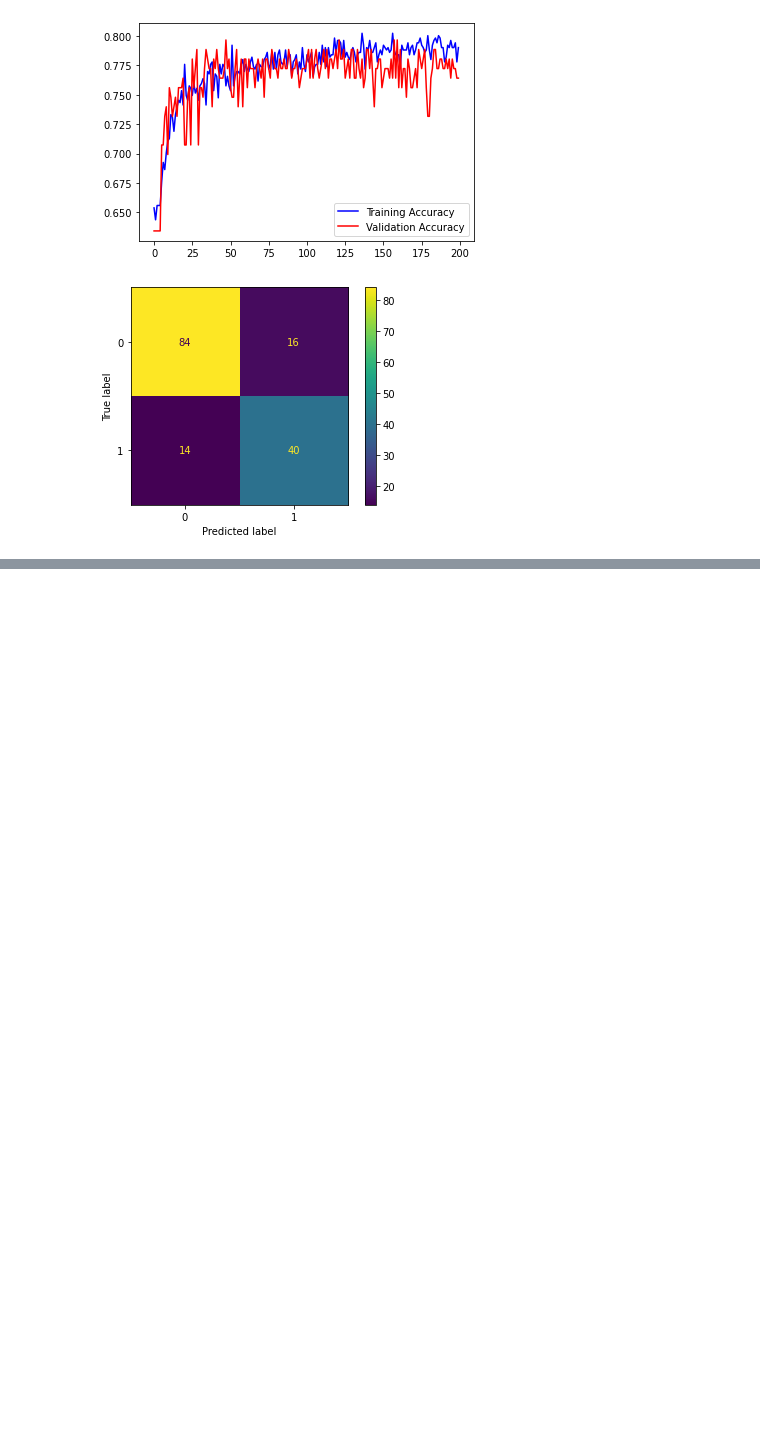
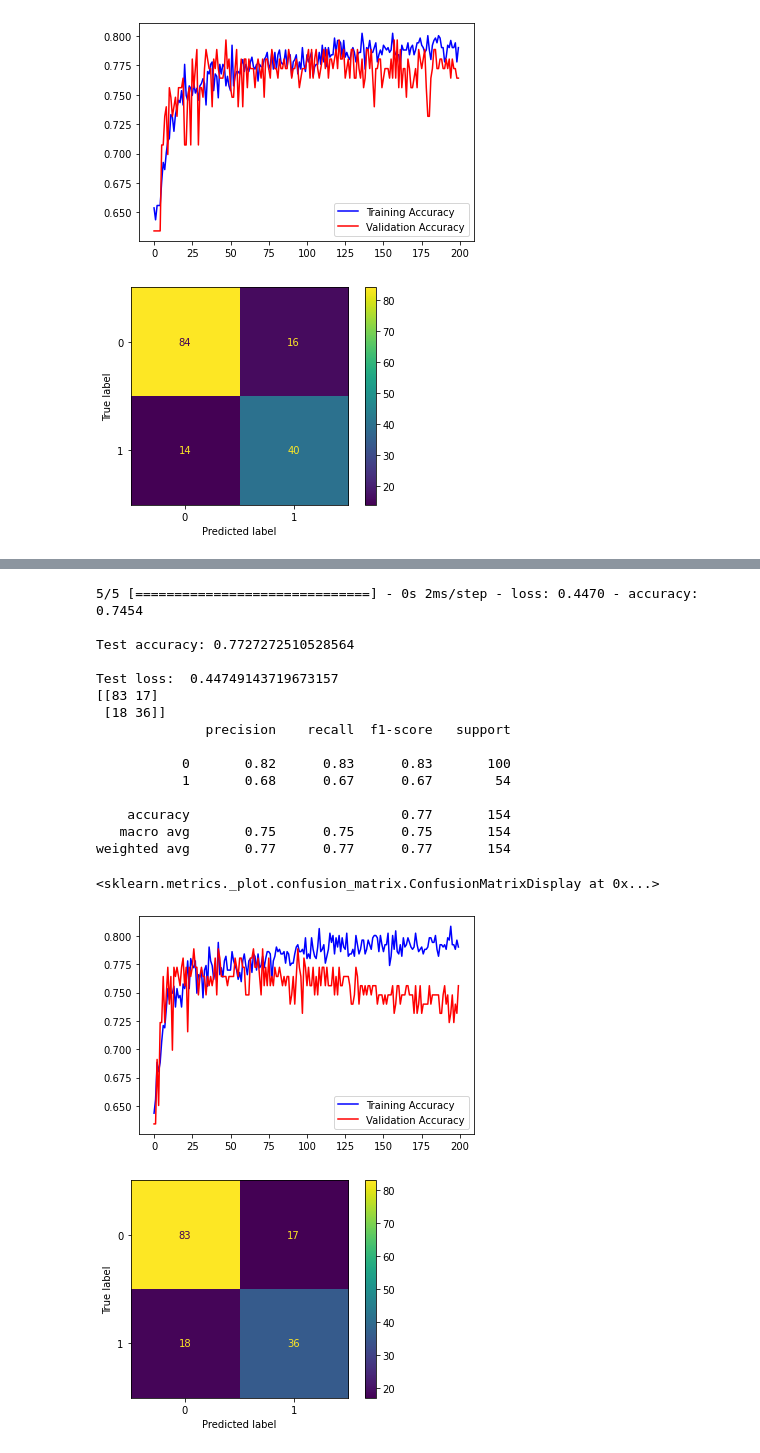
Before and after one commit to ArjunNarayan2066/Test, a Jupyter notebook: A2Q1.ipynb, the cells around one changed output, grey strips where cells are left out. Cells and saved outputs as stored; diff of their text form; code cells hidden in the pictures; blank space fills up the shorter version.

```diff
--- a/A2Q1.ipynb
+++ b/A2Q1.ipynb
@@ -316,0 +366,37 @@ weighted avg       0.81      0.81      0.81       154
+# %%
+plt.figure(14)
+plt.plot(hist_3['accuracy'], 'b')
+plt.plot(hist_3['val_accuracy'], 'r')
+plt.legend(['Training Accuracy', 'Validation Accuracy'])
+
+results = model_3.evaluate(test_fields,  test_labels_enc, return_dict=True)
+print('\nTest accuracy:', results['accuracy'])
+print('\nTest loss: ', results['loss'])
+
+
+y_mlp = np.argmax(model_3.predict(test_fields), axis=-1)
+cm_mlp = confusion_matrix(test_labels, y_mlp)
+print(cm_mlp)
+print(classification_report(test_labels, y_mlp, target_names= ['0', '1']))
+
+disp1 = ConfusionMatrixDisplay(confusion_matrix=cm_mlp,display_labels=['0', '1'])
+disp1.plot()
+# %% [output]
+5/5 [==============================] - 0s 2ms/step - loss: 0.4470 - accuracy: 0.7454
+
+Test accuracy: 0.7727272510528564
+
+Test loss:  0.44749143719673157
+[[83 17]
+ [18 36]]
+              precision    recall  f1-score   support
+
+           0       0.82      0.83      0.83       100
+           1       0.68      0.67      0.67        54
+
+    accuracy                           0.77       154
+   macro avg       0.75      0.75      0.75       154
+weighted avg       0.77      0.77      0.77       154
+<sklearn.metrics._plot.confusion_matrix.ConfusionMatrixDisplay at 0x...>
+[figure, added]
+[figure, added]
```
Also changed, not shown: parts of 8 cells of this notebook.
